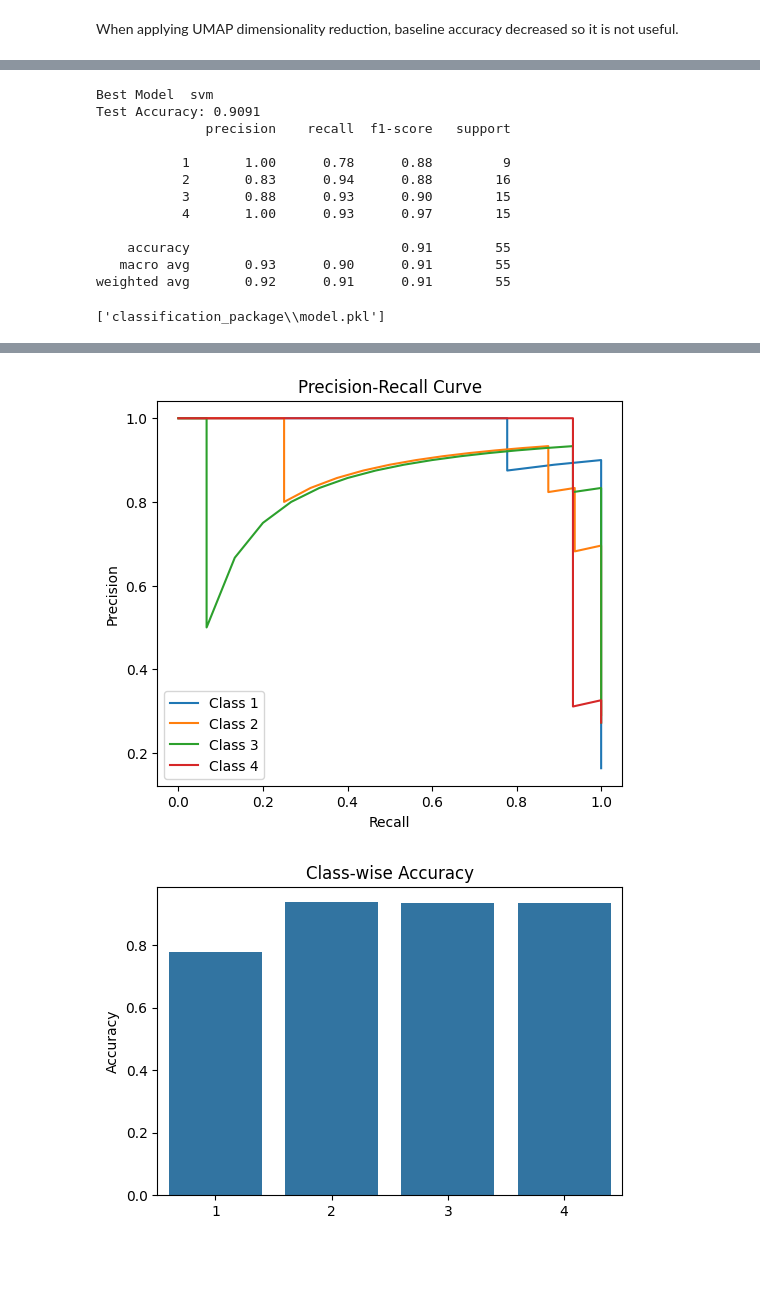
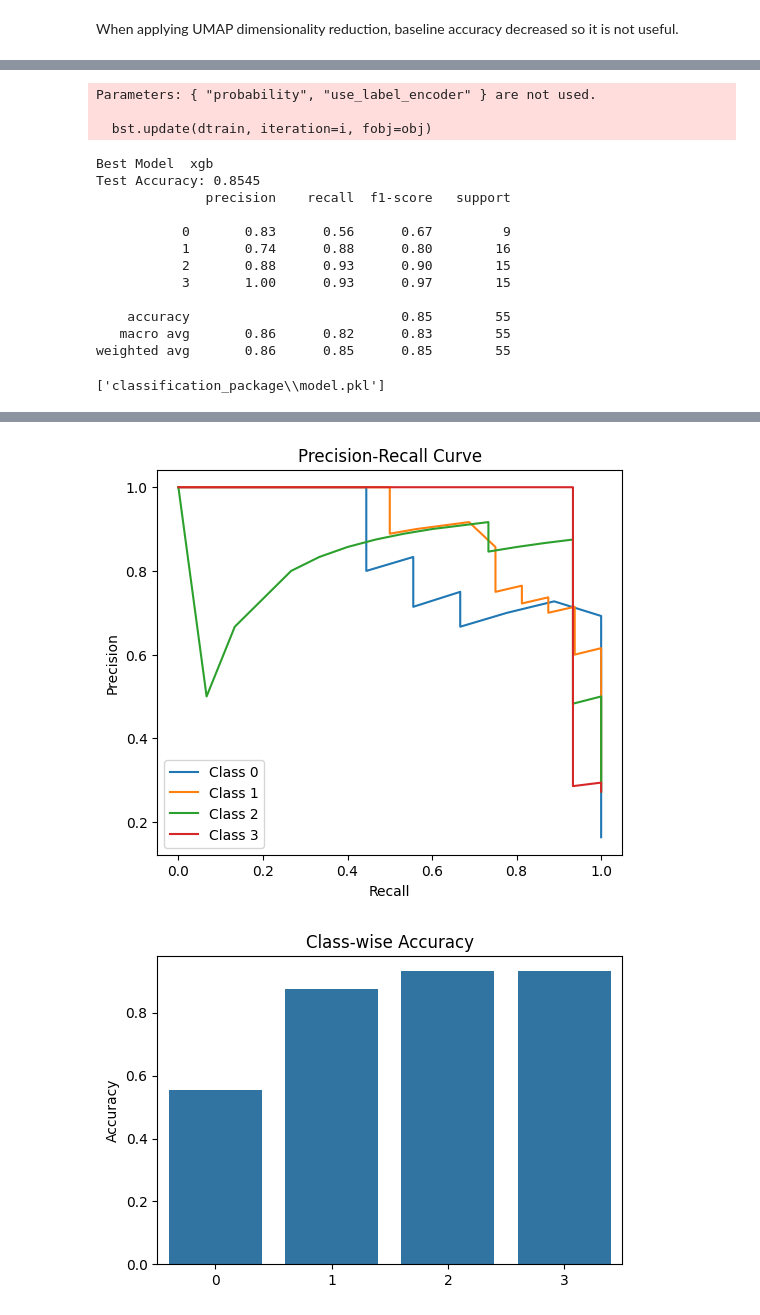
Before and after one commit to asaraiva08/ROUTE25, a Jupyter notebook: november_tasks/ML_classification.ipynb, the cells around one changed output, grey strips where cells are left out. Cells and saved outputs as stored; diff of their text form; code cells hidden in the pictures; blank space fills up the shorter version.

```diff
--- a/november_tasks/ML_classification.ipynb
+++ b/november_tasks/ML_classification.ipynb
@@ -168,18 +168,17 @@ weighted avg       0.61      0.60      0.60        62
 When applying UMAP dimensionality reduction, baseline accuracy decreased so it is not useful.
 # %%
 models = {
-    'lr': LogisticRegression(max_iter=1000, random_state=42),
+    'lr': LogisticRegression(max_iter=1000, random_state=42, C=1.0),
     'dt': DecisionTreeClassifier(),
     'rf': RandomForestClassifier(max_depth=2, random_state=42),
     'nb': GaussianNB(),
-    'svm': svm.SVC(probability=True),
+    'svm': svm.SVC(probability=True, kernel='rbf', C=1.0),
     'knc': KNeighborsClassifier(n_neighbors=3),
     'xgb': XGBClassifier(use_label_encoder=False, eval_metric='logloss', random_state=42, probability=True)
 }
 
 param_grids = {
     'lr': {
-        'C': [0.01, 0.1, 1, 10, 100],
         'solver': ['lbfgs', 'liblinear']
     },
     'dt': {
@@ -194,8 +193,6 @@ param_grids = {
         'min_samples_leaf': [1, 2, 4]
     },
     'svm': {
-        'C': [0.1, 1, 10, 100],
-        'kernel': ['linear', 'rbf'],
         'gamma': ['scale', 'auto']
     },
     'knc': {
@@ -218,18 +215,27 @@ model_scores={}
 for name, model in models.items():
     if name in param_grids:
 
+        search = RandomizedSearchCV(model, param_grids[name], cv=k_folds, scoring='accuracy', n_jobs=-1)
+
         if name =='xgb':
-            Y_rest = Y_rest - 1
+            search.fit(X_rest, Y_rest-1)
+        else:
+            search.fit(X_rest, Y_rest)
 
-        search = RandomizedSearchCV(model, param_grids[name], cv=k_folds, scoring='accuracy', n_jobs=-1)
-        search.fit(X_rest if name in ['lr', 'svm', 'knc'] else X_rest, Y_rest)
         best_score = search.best_score_
         best_model = search.best_estimator_
         print(f"{name}: Best Score={best_score:.4f}, Best Params={search.best_params_}")
+
     else:
-        scores = cross_val_score(model, X_rest, Y_rest, cv=k_folds, scoring='accuracy')
+        if name =='xgb':
+            scores = cross_val_score(model, X_rest, Y_rest-1, cv=k_folds, scoring='accuracy')
+            best_model = model.fit(X_rest, Y_rest-1)
+        else:
+            scores = cross_val_score(model, X_rest, Y_rest, cv=k_folds, scoring='accuracy')
+            best_model = model.fit(X_rest, Y_rest)
+
         best_score = scores.mean()
-        best_model = model.fit(X_rest, Y_rest)
+
         print(f"{name}: Score={best_score:.4f}")
 
     model_scores[name] = (best_score, best_model)
@@ -237,9 +243,6 @@ for name, model in models.items():
 # Select best model
 best_model_name = max(model_scores, key=lambda k: model_scores[k][0])
 
-if best_model_name != 'xbg' :
-    Y_rest = Y_rest + 1
-
 best_model = model_scores[best_model_name][1]
 print(f"\nBest model: {best_model_name} with score {model_scores[best_model_name][0]:.4f}")
 # %% [output]
@@ -258,25 +261,28 @@ Best model: svm with score 0.9159
 # %%
-best_model.fit(X_rest, Y_rest)
+best_model.fit(X_rest, Y_rest-1)
 
 y_pred = best_model.predict(X_test)
 y_score = best_model.predict_proba(X_test)
 
 print('Best Model ', best_model_name)
-print(f"Test Accuracy: {accuracy_score(Y_test, y_pred):.4f}")
-print(classification_report(Y_test, y_pred))
+print(f"Test Accuracy: {accuracy_score(Y_test-1, y_pred):.4f}")
+print(classification_report(Y_test-1, y_pred))
 # %% [output]
-Best Model  svm
-Test Accuracy: 0.9091
-              precision    recall  f1-score   support
+Parameters: { "probability", "use_label_encoder" } are not used.
 
-           1       1.00      0.78      0.88         9
-           2       0.83      0.94      0.88        16
-           3       0.88      0.93      0.90        15
-           4       1.00      0.93      0.97        15
-
-    accuracy                           0.91        55
-   macro avg       0.93      0.90      0.91        55
-weighted avg       0.92      0.91      0.91        55
+  bst.update(dtrain, iteration=i, fobj=obj)
+Best Model  xgb
+Test Accuracy: 0.8545
+              precision    recall  f1-score   support
+
+           0       0.83      0.56      0.67         9
+           1       0.74      0.88      0.80        16
+           2       0.88      0.93      0.90        15
+           3       1.00      0.93      0.97        15
+
+    accuracy                           0.85        55
+   macro avg       0.86      0.82      0.83        55
+weighted avg       0.86      0.85      0.85        55
 # %%
 # model
 save_path = 'classification_package'
@@ -351,8 +357,8 @@ def plot_class_accuracy(y_true, y_pred):
     plt.ylabel('Accuracy')
 
 
-plot_confusion_matrix(Y_test, y_pred)
-plot_roc_curve(Y_test, y_score)
-plot_precision_recall(Y_test, y_score)
-plot_class_accuracy(Y_test, y_pred)
+plot_confusion_matrix(Y_test-1, y_pred)
+plot_roc_curve(Y_test-1, y_score)
+plot_precision_recall(Y_test-1, y_score)
+plot_class_accuracy(Y_test-1, y_pred)
 # %% [output]
@@ -361,5 +367,5 @@ plot_class_accuracy(Y_test, y_pred)
-[figure, old version]
+[figure, new version]
-[figure, old version]
+[figure, new version]
 # %%
 
 # Metrics
```
Also changed, not shown: parts of 4 cells of this notebook, 2 other files.
